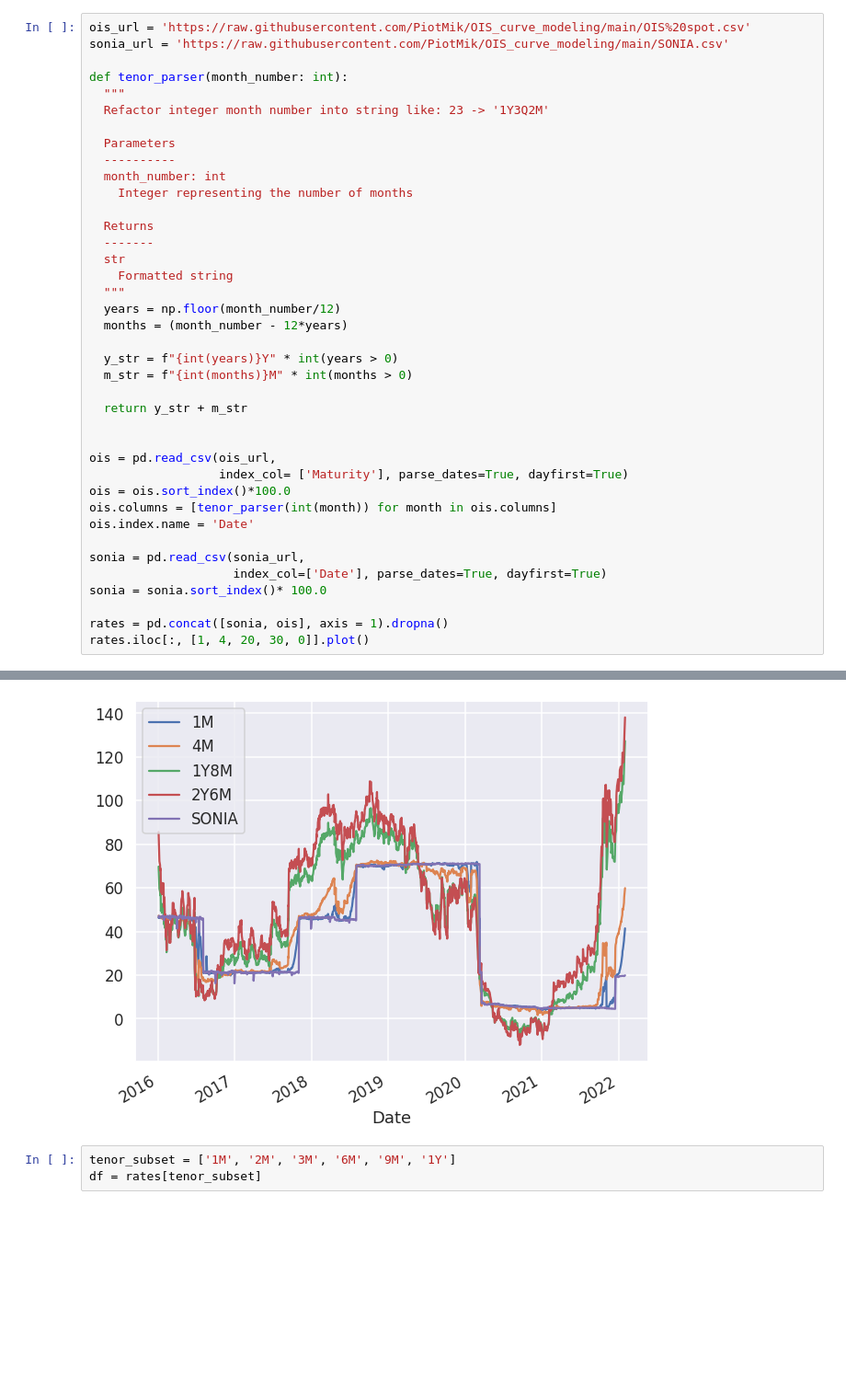
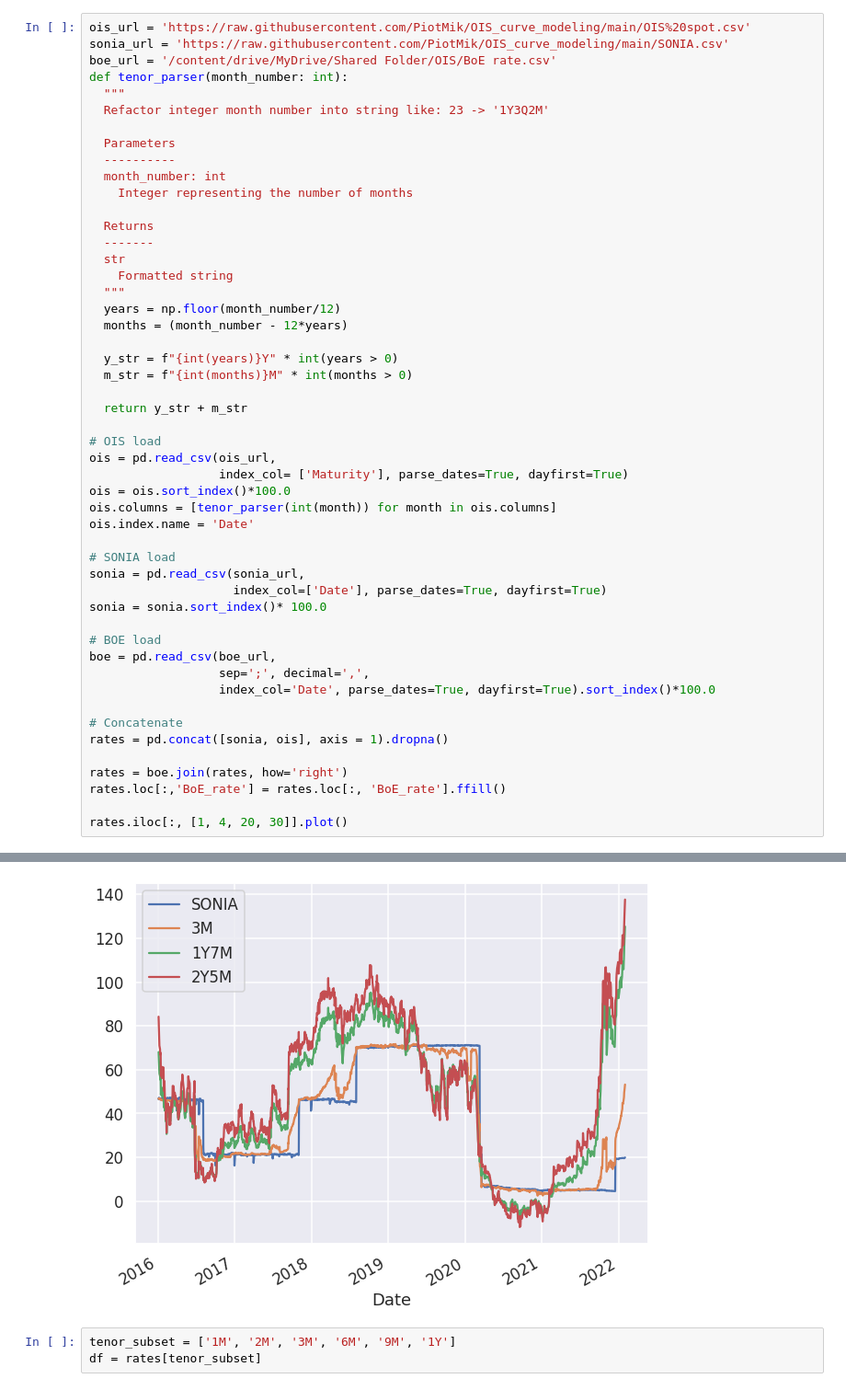
Before and after one commit to PiotMik/OIS_curve_modeling, a Jupyter notebook: OIS_Curve_modelling.ipynb, the cells around one changed output, grey strips where cells are left out. Shown at 92% size. Drawn from its saved outputs; the diff is of its cells as text; blank space fills up the shorter version.

```diff
--- a/OIS_Curve_modelling.ipynb
+++ b/OIS_Curve_modelling.ipynb
@@ -13,7 +19,7 @@ plt.rcParams['figure.figsize'] = (10, 8)
 # %%
 ois_url = 'https://raw.githubusercontent.com/PiotMik/OIS_curve_modeling/main/OIS%20spot.csv'
 sonia_url = 'https://raw.githubusercontent.com/PiotMik/OIS_curve_modeling/main/SONIA.csv'
-
+boe_url = '/content/drive/MyDrive/Shared Folder/OIS/BoE rate.csv'
 def tenor_parser(month_number: int):
   """
   Refactor integer month number into string like: 23 -> '1Y3Q2M'
@@ -22,36 +28,47 @@ def tenor_parser(month_number: int):
   ----------
   month_number: int
     Integer representing the number of months
 
   Returns
   -------
   str
     Formatted string
   """
   years = np.floor(month_number/12)
   months = (month_number - 12*years)
 
   y_str = f"{int(years)}Y" * int(years > 0)
   m_str = f"{int(months)}M" * int(months > 0)
 
   return y_str + m_str
 
-
+# OIS load
 ois = pd.read_csv(ois_url,
                   index_col= ['Maturity'], parse_dates=True, dayfirst=True)
 ois = ois.sort_index()*100.0
 ois.columns = [tenor_parser(int(month)) for month in ois.columns]
 ois.index.name = 'Date'
 
+# SONIA load
 sonia = pd.read_csv(sonia_url,
                     index_col=['Date'], parse_dates=True, dayfirst=True)
 sonia = sonia.sort_index()* 100.0
 
+# BOE load
+boe = pd.read_csv(boe_url,
+                  sep=';', decimal=',',
+                  index_col='Date', parse_dates=True, dayfirst=True).sort_index()*100.0
+
+# Concatenate
 rates = pd.concat([sonia, ois], axis = 1).dropna()
-rates.iloc[:, [1, 4, 20, 30, 0]].plot()
+
+rates = boe.join(rates, how='right')
+rates.loc[:,'BoE_rate'] = rates.loc[:, 'BoE_rate'].ffill()
+
+rates.iloc[:, [1, 4, 20, 30]].plot()
 # %% [output]
 <matplotlib.axes._subplots.AxesSubplot at 0x...>
-[figure, old version]
+[figure, new version]
 # %%
 tenor_subset = ['1M', '2M', '3M', '6M', '9M', '1Y']
 df = rates[tenor_subset]
```
Also changed, not shown: parts of 6 cells of this notebook.
